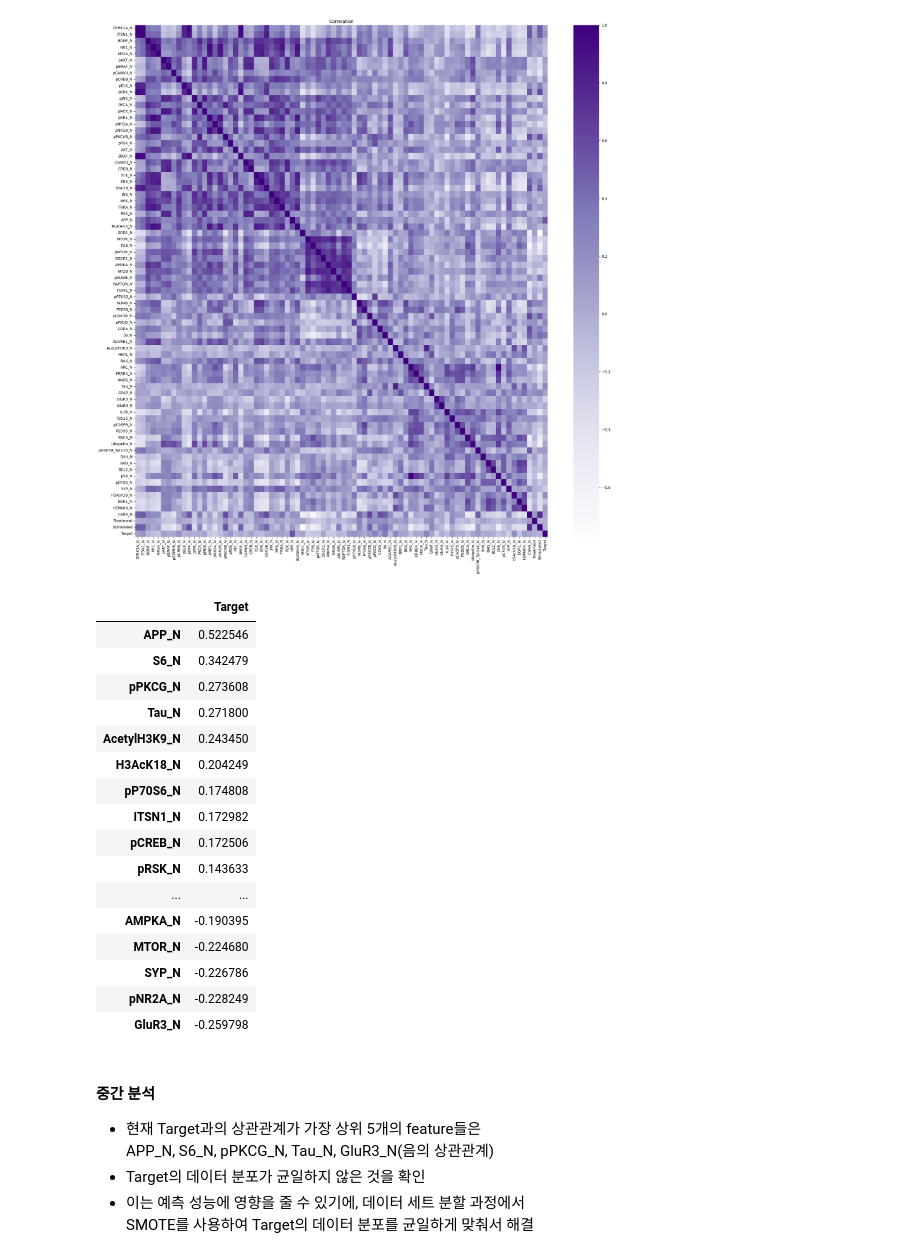
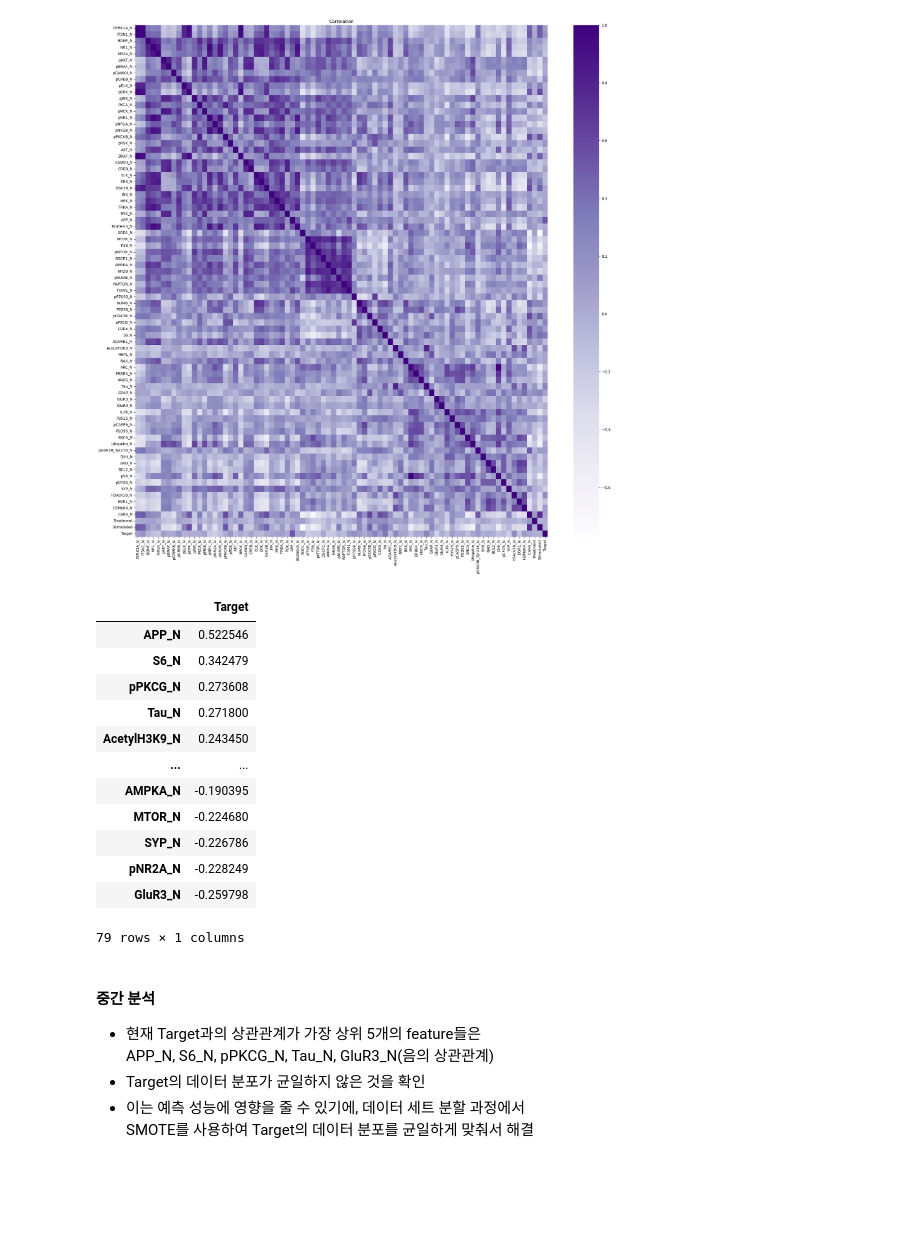
Before and after one commit to NoviceKim/machine-learning, a Jupyter notebook: b_classifier/downs_syndrome_classification.ipynb, the cells around one changed output. Drawn from its saved outputs; the diff is of its cells as text; code cells hidden in the pictures; blank space fills up the shorter version.

```diff
--- a/b_classifier/downs_syndrome_classification.ipynb
+++ b/b_classifier/downs_syndrome_classification.ipynb
@@ -166,8 +172,6 @@ pre_md_df.isna().any().value_counts()
 False    82
 Name: count, dtype: int64
 # %%
-pd.set_option('display.max_rows', None)
-
 # 각 feature별 수치 데이터 출력
 pre_md_df.describe().T
 # %% [output]
@@ -197,8 +197,6 @@ pre_md_df.describe().T
 # %% [markdown]
 #### 이상치 제거
 # %%
-pd.set_option('display.max_rows', 10)
-
 # RRP1_N 값이 0 이하인 데이터 전부 제거
 pre_md_df = pre_md_df[pre_md_df['RRP1_N'] > 0]
 
@@ -221,8 +219,6 @@ pre_md_df
 | 1078 | J3295_15 | 0.302626 | 0.461059 | 0.256564 | 2.092790 | 2.594348 | 0.251001 | 0.191811 | 2.361816 | 0.223632 | ... | ... |
 1079 rows × 82 columns
 # %%
-pd.set_option('display.max_rows', None)
-
 # 수치 데이터 출력
 pre_md_df.describe().T
 # %% [output]
@@ -255,8 +247,6 @@ pre_md_df.describe().T
 # %% [markdown]
 #### 불필요한 feature 제거
 # %%
-pd.set_option('display.max_rows', 10)
-
 # MouseID, Genotype feature 삭제
 pre_md_df = pre_md_df.drop(labels=['MouseID', 'Genotype'], axis=1)
 
@@ -453,28 +445,22 @@ heatmap.set_title("Correlation")
 Text(0.5, 1.0, 'Correlation')
 [figure]
 # %%
-pd.set_option('display.max_rows', None)
-
 # Target과 feature들의 상관관계도 출력
 corr[['Target']].sort_values(by="Target", ascending=False)[1:]
 # %% [output]
 |  | Target |
 | APP_N | 0.522546 |
 | S6_N | 0.342479 |
 | pPKCG_N | 0.273608 |
 | Tau_N | 0.271800 |
 | AcetylH3K9_N | 0.243450 |
-| H3AcK18_N | 0.204249 |
-| pP70S6_N | 0.174808 |
-| ITSN1_N | 0.172982 |
-| pCREB_N | 0.172506 |
-| pRSK_N | 0.143633 |
 | ... | ... |
 | AMPKA_N | -0.190395 |
 | MTOR_N | -0.224680 |
 | SYP_N | -0.226786 |
 | pNR2A_N | -0.228249 |
 | GluR3_N | -0.259798 |
+79 rows × 1 columns
 # %% [markdown]
 #### 중간 분석
 - 현재 Target과의 상관관계가 가장 상위 5개의 feature들은
```
Also changed, not shown: parts of 113 cells of this notebook, 31 other files.
